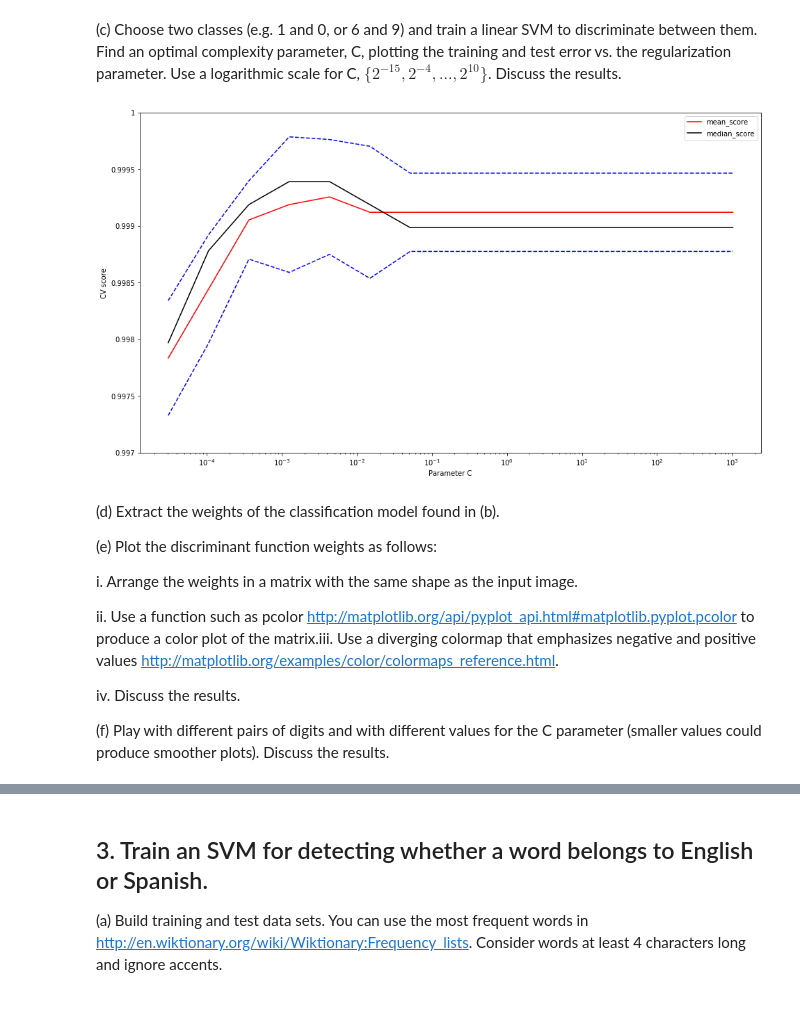
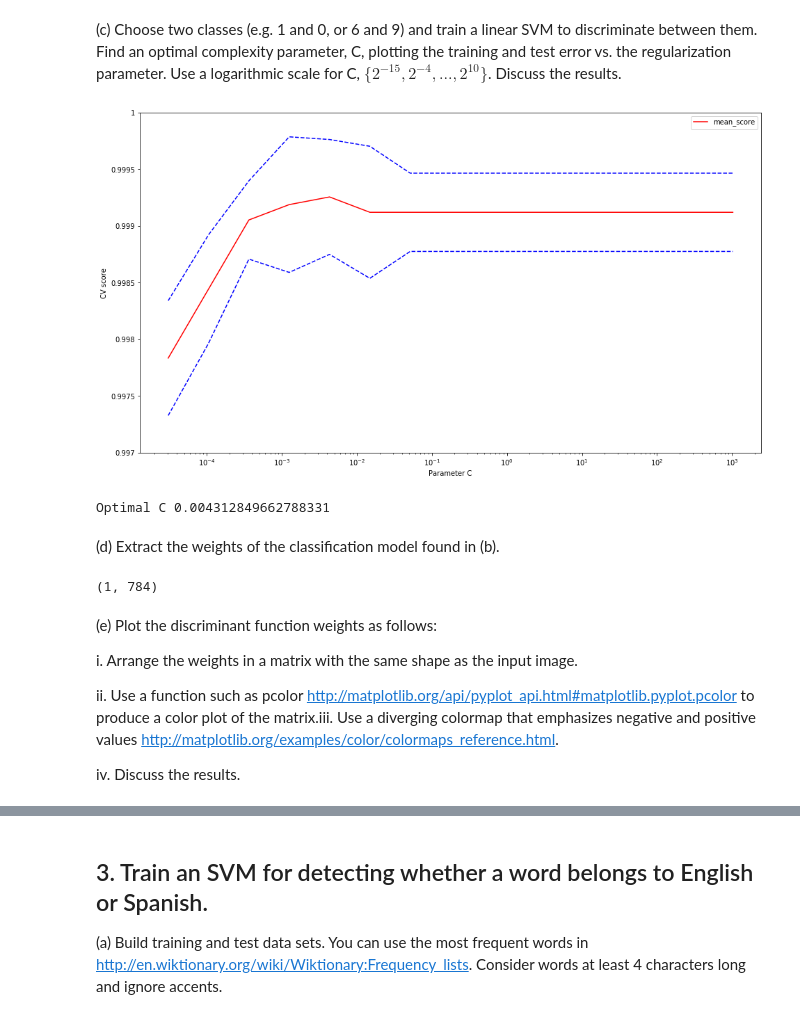
Before and after one commit to ingJSNA/machineLearning2018, a Jupyter notebook: ml-assign3-jsnavarroa.ipynb, the cells around one changed output, grey strips where cells are left out. Cells and saved outputs as stored; diff of their text form; code cells hidden in the pictures.

```diff
--- a/ml-assign3-jsnavarroa.ipynb
+++ b/ml-assign3-jsnavarroa.ipynb
@@ -80,46 +80,55 @@ ix = np.isin(y, [0, 1])
 X_subset = X_norm[ix]
 y_subset = y[ix]
 
 # Create a classifier: a support vector classifier
 classifier = svm.SVC(kernel='linear')
 
 C_s = np.logspace(start=-15, stop=10, num=15, base=2)
 
 scores = list()
 scores_std = list()
 scores_median = list()
 for C in C_s:
     classifier.C = C
     this_scores = cross_val_score(classifier, X_subset, y_subset, n_jobs=-1)
     scores.append(np.mean(this_scores))
-    scores_median.append(np.median(this_scores))
     scores_std.append(np.std(this_scores))
 
 # Do the plotting
 plt.figure(1, figsize=(16, 9))
 plt.clf()
 plt.semilogx(C_s, scores, 'r', label='mean_score')
-plt.semilogx(C_s, np.array(scores_median), 'k', label='median_score')
 plt.semilogx(C_s, np.array(scores) + np.array(scores_std), 'b--')
 plt.semilogx(C_s, np.array(scores) - np.array(scores_std), 'b--')
 locs, labels = plt.yticks()
 plt.yticks(locs, list(map(lambda x: "%g" % x, locs)))
 plt.ylabel('CV score')
 plt.xlabel('Parameter C')
 plt.legend()
 plt.show()
+
+C_optimal = C_s[np.array(scores).argmax()]
+print("Optimal C", C_optimal)
 # %% [output]
-[figure, old version]
+[figure, new version]
+Optimal C 0.004312849662788331
+# %% [markdown]
+(d) Extract the weights of the classification model found in (b).
+# %%
+clf =svm.SVC(kernel='linear', C=C_optimal)
+clf.fit(X_subset, y_subset)
+
+# Weights assigned to the features (coefficients in the primal problem).
+# This is only available in the case of a linear kernel.
+weights = clf.coef_
+weights.shape
+# %% [output]
+(1, 784)
 # %% [markdown]
-(d) Extract the weights of the classification model found in (b).
-
 (e) Plot the discriminant function weights as follows:
 
-  i. Arrange the weights in a matrix with the same shape as the input image.
+i. Arrange the weights in a matrix with the same shape as the input image.
 
-  ii. Use a function such as pcolor http://matplotlib.org/api/pyplot_api.html#matplotlib.pyplot.pcolor to produce a color plot of the matrix.iii. Use a diverging colormap that emphasizes negative and positive values http://matplotlib.org/examples/color/colormaps_reference.html.
+ii. Use a function such as pcolor http://matplotlib.org/api/pyplot_api.html#matplotlib.pyplot.pcolor to produce a color plot of the matrix.iii. Use a diverging colormap that emphasizes negative and positive values http://matplotlib.org/examples/color/colormaps_reference.html.
 
-  iv. Discuss the results.
-
-(f) Play with different pairs of digits and with different values for the C parameter (smaller
-values could produce smoother plots). Discuss the results.
+iv. Discuss the results.
```
Also changed, not shown: parts of 3 cells of this notebook.
